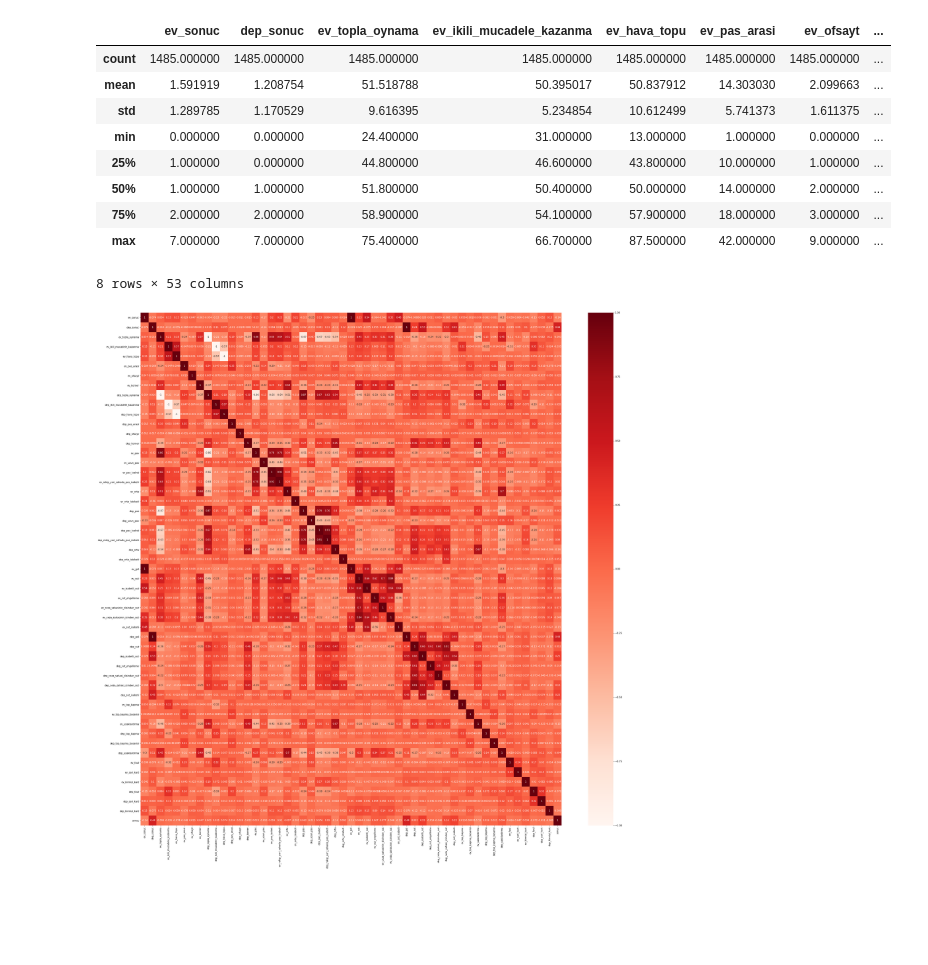
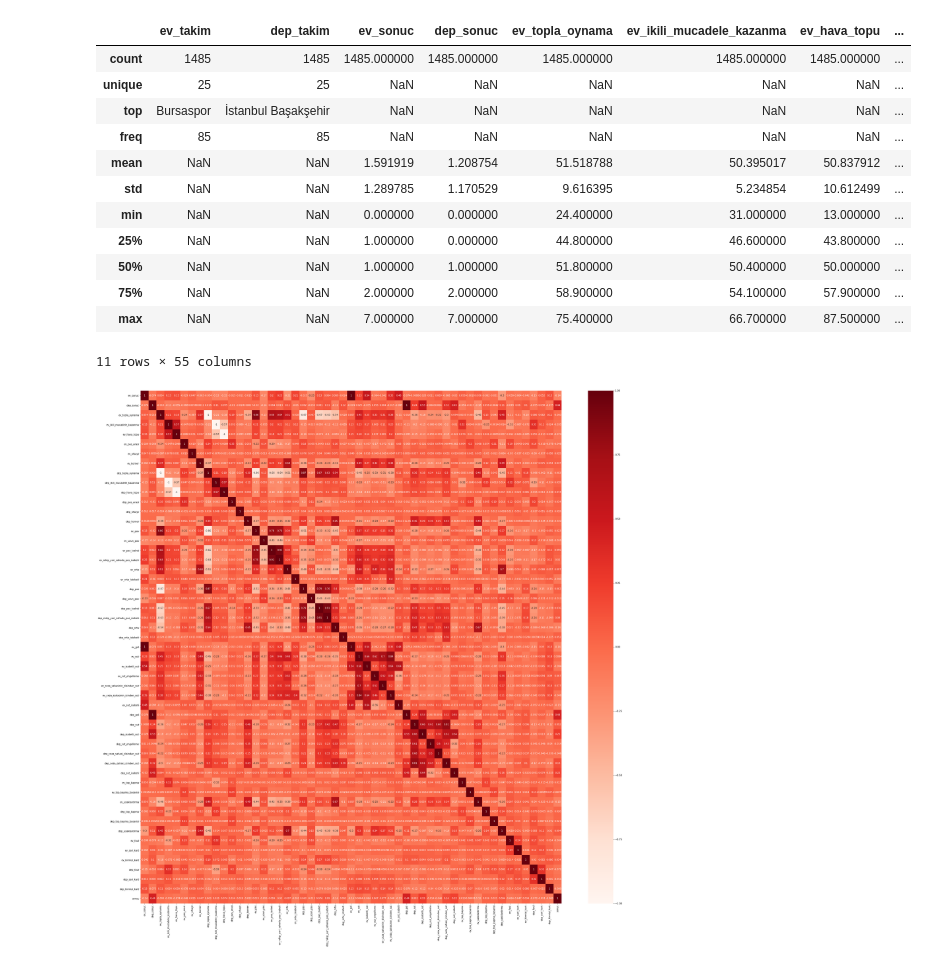
Before and after one commit to burakfndkl/ML_Analiz, a Jupyter notebook: kneighborsClassifier.ipynb, the cells around one changed output. Drawn from its saved outputs; the diff is of its cells as text; code cells hidden in the pictures; blank space fills up the shorter version.

```diff
--- a/kneighborsClassifier.ipynb
+++ b/kneighborsClassifier.ipynb
@@ -35,18 +36,21 @@ while k < df3[col].shape[1]:
 df3[col]=df3[col].astype(float)
 # %%
 # verinin genel özelliklerine baktım
-df3.describe()
+df3.describe(include="all")
 # %% [output]
-|  | ev_sonuc | dep_sonuc | ev_topla_oynama | ev_ikili_mucadele_kazanma | ev_hava_topu | ev_pas_arasi | ev_ofsayt | ... |
-| count | 1485.000000 | 1485.000000 | 1485.000000 | 1485.000000 | 1485.000000 | 1485.000000 | 1485.000000 | ... |
-| mean | 1.591919 | 1.208754 | 51.518788 | 50.395017 | 50.837912 | 14.303030 | 2.099663 | ... |
-| std | 1.289785 | 1.170529 | 9.616395 | 5.234854 | 10.612499 | 5.741373 | 1.611375 | ... |
-| min | 0.000000 | 0.000000 | 24.400000 | 31.000000 | 13.000000 | 1.000000 | 0.000000 | ... |
-| 25% | 1.000000 | 0.000000 | 44.800000 | 46.600000 | 43.800000 | 10.000000 | 1.000000 | ... |
-| 50% | 1.000000 | 1.000000 | 51.800000 | 50.400000 | 50.000000 | 14.000000 | 2.000000 | ... |
-| 75% | 2.000000 | 2.000000 | 58.900000 | 54.100000 | 57.900000 | 18.000000 | 3.000000 | ... |
-| max | 7.000000 | 7.000000 | 75.400000 | 66.700000 | 87.500000 | 42.000000 | 9.000000 | ... |
+|  | ev_takim | dep_takim | ev_sonuc | dep_sonuc | ev_topla_oynama | ev_ikili_mucadele_kazanma | ev_hava_topu | ... |
+| count | 1485 | 1485 | 1485.000000 | 1485.000000 | 1485.000000 | 1485.000000 | 1485.000000 | ... |
+| unique | 25 | 25 | NaN | NaN | NaN | NaN | NaN | ... |
+| top | Bursaspor | İstanbul Başakşehir | NaN | NaN | NaN | NaN | NaN | ... |
+| freq | 85 | 85 | NaN | NaN | NaN | NaN | NaN | ... |
+| mean | NaN | NaN | 1.591919 | 1.208754 | 51.518788 | 50.395017 | 50.837912 | ... |
+| std | NaN | NaN | 1.289785 | 1.170529 | 9.616395 | 5.234854 | 10.612499 | ... |
+| min | NaN | NaN | 0.000000 | 0.000000 | 24.400000 | 31.000000 | 13.000000 | ... |
+| 25% | NaN | NaN | 1.000000 | 0.000000 | 44.800000 | 46.600000 | 43.800000 | ... |
+| 50% | NaN | NaN | 1.000000 | 1.000000 | 51.800000 | 50.400000 | 50.000000 | ... |
+| 75% | NaN | NaN | 2.000000 | 2.000000 | 58.900000 | 54.100000 | 57.900000 | ... |
+| max | NaN | NaN | 7.000000 | 7.000000 | 75.400000 | 66.700000 | 87.500000 | ... |
-8 rows × 53 columns
+11 rows × 55 columns
 # %%
 #corelasyon matrisini çizdirdim
 plt.figure(figsize=(40,40))
```
Also changed, not shown: parts of 13 cells of this notebook, 2 other files.
